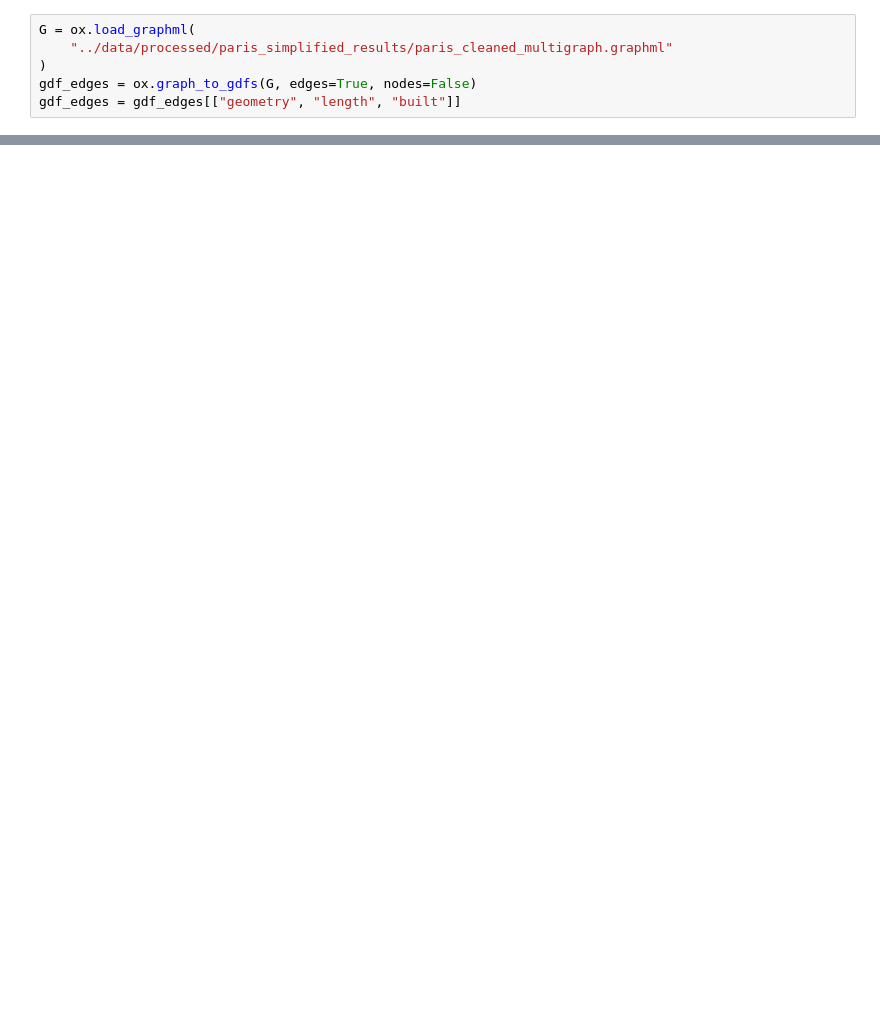
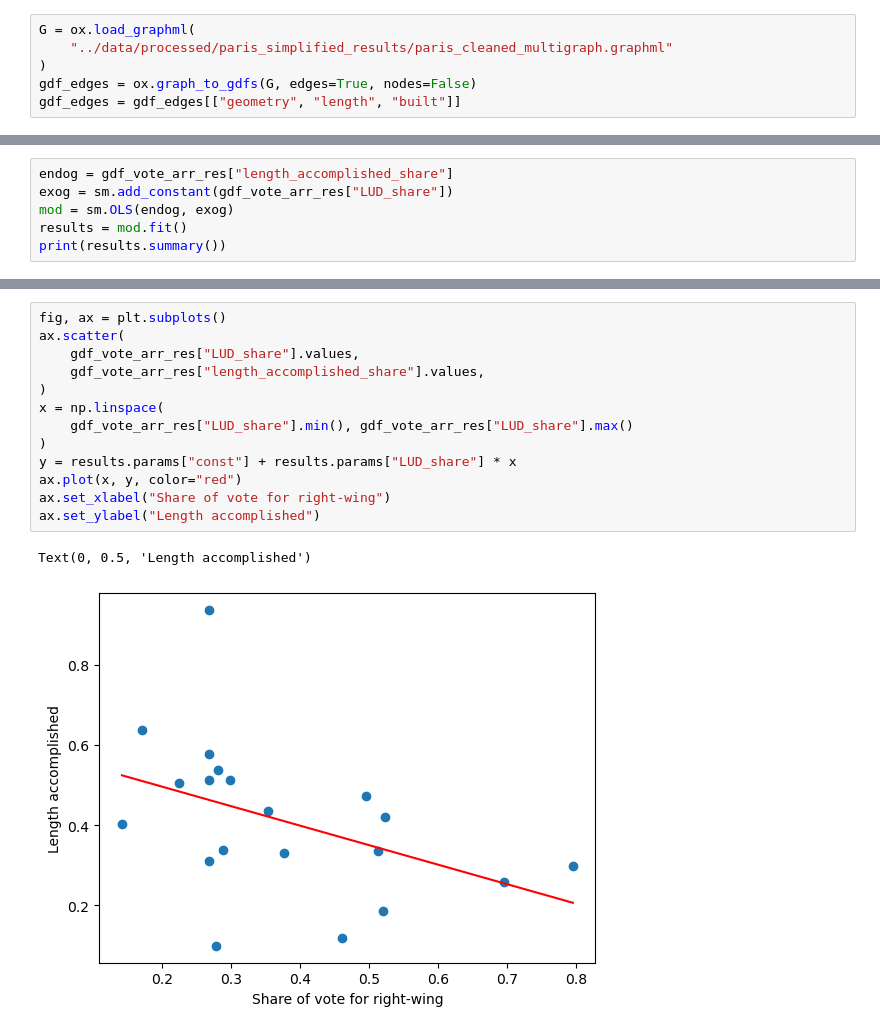
Before and after one commit to csebastiao/orderbikenet_paris, a Jupyter notebook: notebooks/measure_vote_impact_bikenet.ipynb, the cells around one changed output, grey strips where cells are left out. Drawn from its saved outputs; the diff is of its cells as text; blank space fills up the shorter version.

```diff
--- a/notebooks/measure_vote_impact_bikenet.ipynb
+++ b/notebooks/measure_vote_impact_bikenet.ipynb
@@ -184,0 +188,6 @@ moran.I, moran.p_sim
+# %%
+endog = gdf_vote_arr_res["length_accomplished_share"]
+exog = sm.add_constant(gdf_vote_arr_res["LUD_share"])
+mod = sm.OLS(endog, exog)
+results = mod.fit()
+print(results.summary())
@@ -184,0 +212,16 @@ moran.I, moran.p_sim
+# %%
+fig, ax = plt.subplots()
+ax.scatter(
+    gdf_vote_arr_res["LUD_share"].values,
+    gdf_vote_arr_res["length_accomplished_share"].values,
+)
+x = np.linspace(
+    gdf_vote_arr_res["LUD_share"].min(), gdf_vote_arr_res["LUD_share"].max()
+)
+y = results.params["const"] + results.params["LUD_share"] * x
+ax.plot(x, y, color="red")
+ax.set_xlabel("Share of vote for right-wing")
+ax.set_ylabel("Length accomplished")
+# %% [output]
+Text(0, 0.5, 'Length accomplished')
+[figure, added]
```
Also changed, not shown: parts of 77 cells of this notebook, 8 other files.
